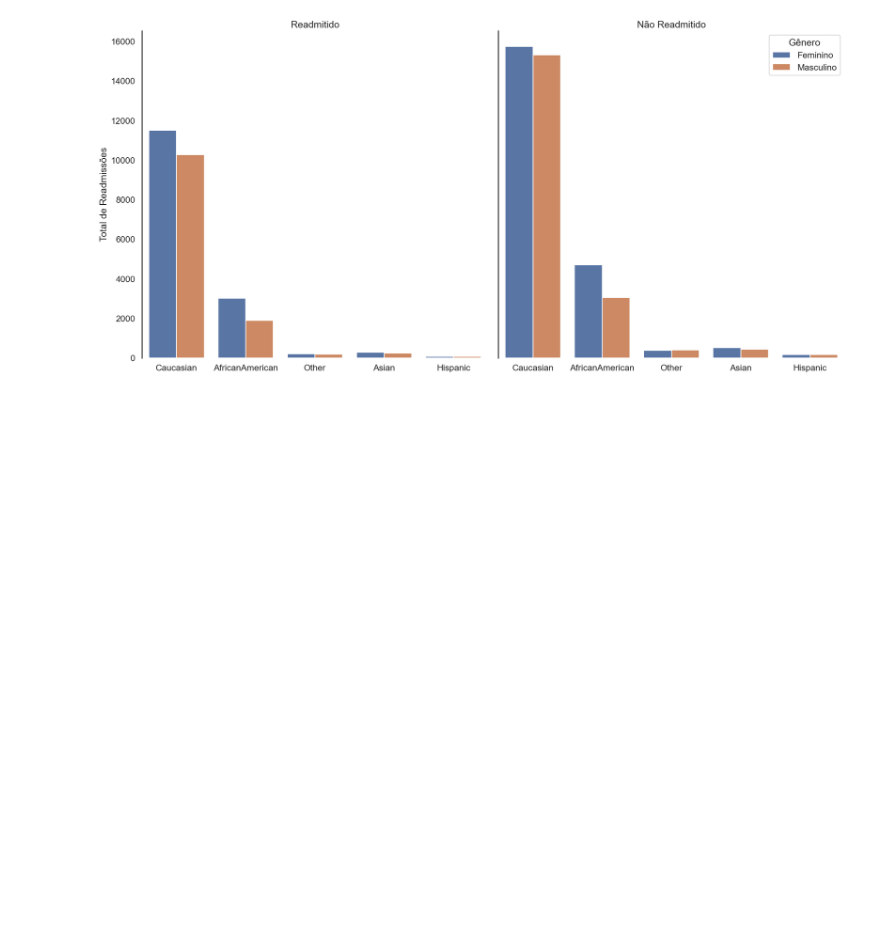
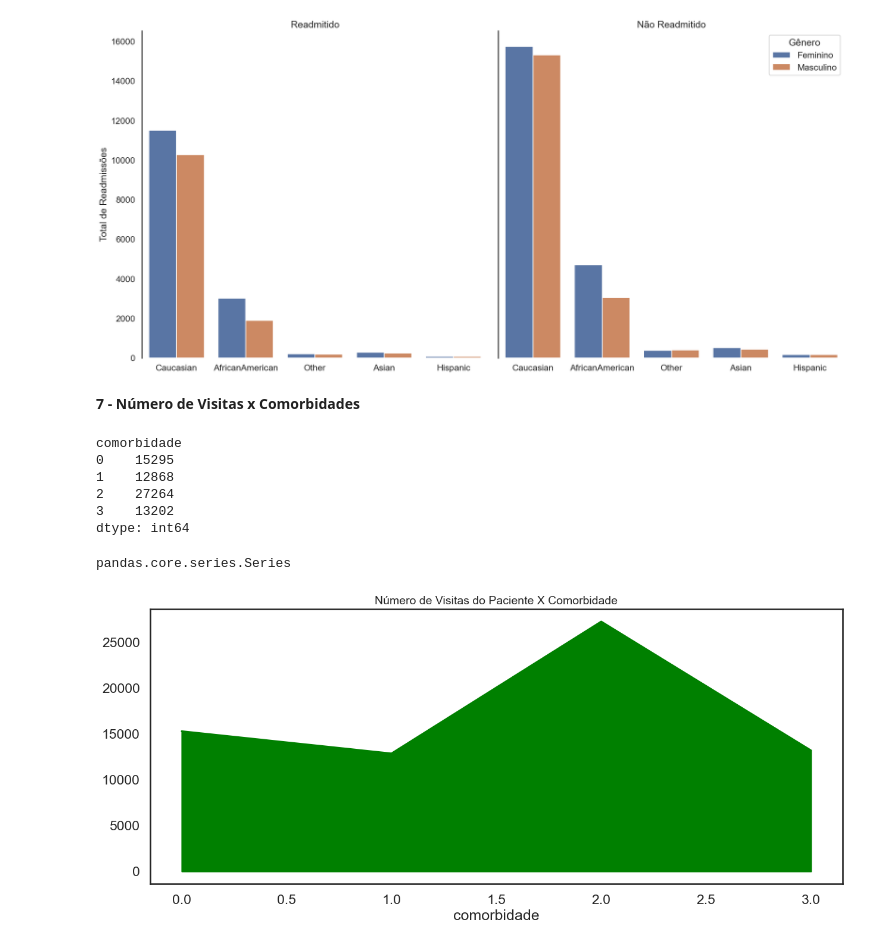
Before and after one commit to leojutsu/analise_de_dados, a Jupyter notebook: Projeto8.ipynb, the cells around one changed output. Drawn from its saved outputs; the diff is of its cells as text; code cells hidden in the pictures; blank space fills up the shorter version.

```diff
--- a/Projeto8.ipynb
+++ b/Projeto8.ipynb
@@ -302,0 +301,39 @@ sns.despine(bottom = True)
+# %% [markdown]
+**7 - Número de Visitas x Comorbidades**
+# %%
+# Criando a tabela de contingência pd.crosstab(index, columns, ...)
+n_visit_comorbidity = pd.crosstab(index = file.number_inpatient, columns = file.comorbidade).sum()
+n_visit_comorbidity
+# %% [output]
+comorbidade
+0    15295
+1    12868
+2    27264
+3    13202
+dtype: int64
+# %%
+# Tipo
+type(n_visit_comorbidity)
+# %% [output]
+pandas.core.series.Series
+# %%
+# Gráfico de área (Evitar!!!)
+
+fig = n_visit_comorbidity.plot(kind = 'area',
+                               figsize = (15,6),
+                               color = 'Green',)
+
+# Coloco o total em cada um das barras como labels
+for p in fig.patches:
+    fig.annotate('{:.0f}'.format(p.get_height()),
+                (p.get_x() + 0.2, p.get_height()),
+                ha = 'center',
+                va = 'bottom',
+                fontsize = 14,
+                color = 'black')
+
+# Titulo
+plt.title("Número de Visitas do Paciente X Comorbidade", fontsize= 14)
+plt.show()
+# %% [output]
+[figure, added]
```
Also changed, not shown: parts of 17 cells of this notebook.
